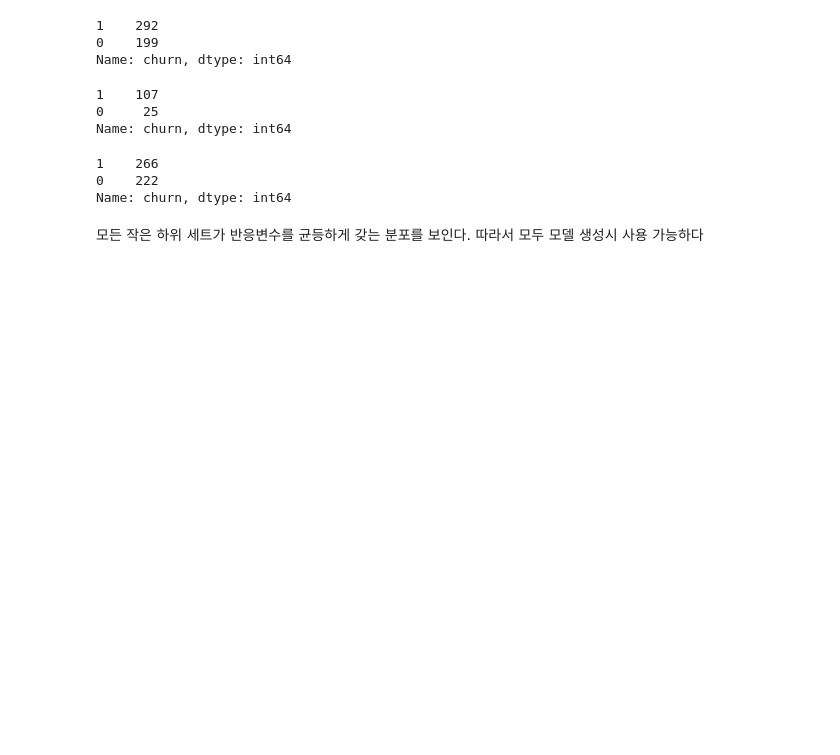
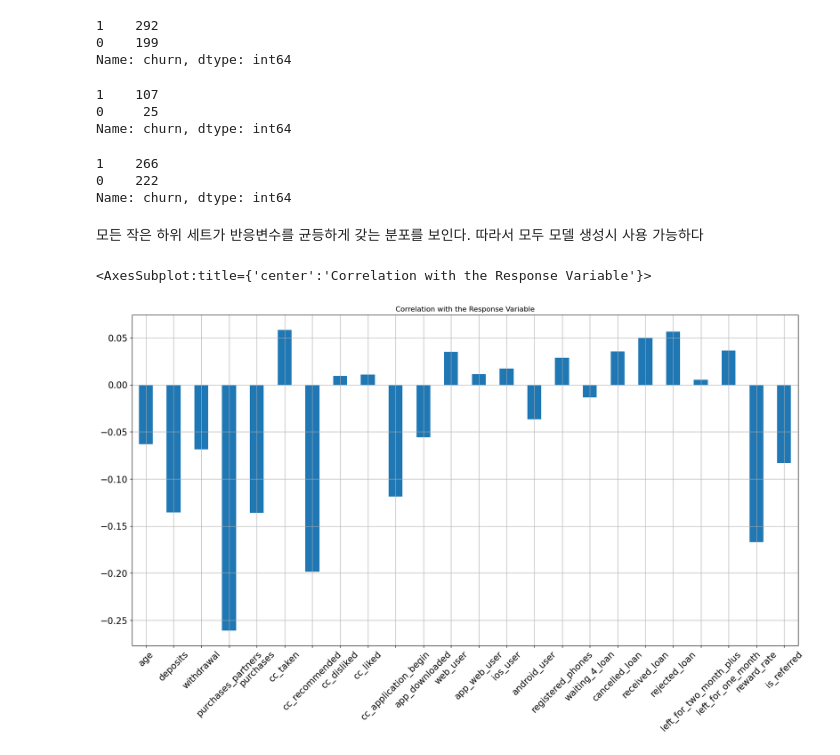
Before and after one commit to Gaebobman/Machine-learning, a Jupyter notebook: Minimizing Churn Rate.ipynb, the cells around one changed output. Cells and saved outputs as stored; diff of their text form; code cells hidden in the pictures; blank space fills up the shorter version.

```diff
--- a/Minimizing Churn Rate.ipynb
+++ b/Minimizing Churn Rate.ipynb
@@ -209,3 +209,13 @@ Name: churn, dtype: int64
 # %% [markdown]
 모든 작은 하위 세트가 반응변수를 균등하게 갖는 분포를 보인다.
 따라서 모두 모델 생성시 사용 가능하다
+# %%
+# 고르지 않은 Feature 들을 확인하자
+# 범주형 변수를 지우고 이진 변수와 수치형 변수를 유지
+dataset.drop(columns = ['churn', 'user', 'housing',
+                        'payment_type', 'zodiac_sign']).corrwith(dataset.churn).plot.bar(
+    figsize = (20, 10), title = 'Correlation with the Response Variable', fontsize = 15,
+    rot = 45, grid = True)
+# %% [output]
+<AxesSubplot:title={'center':'Correlation with the Response Variable'}>
+[figure, added]
```
Also changed, not shown: parts of 37 cells of this notebook, 1 other file.
